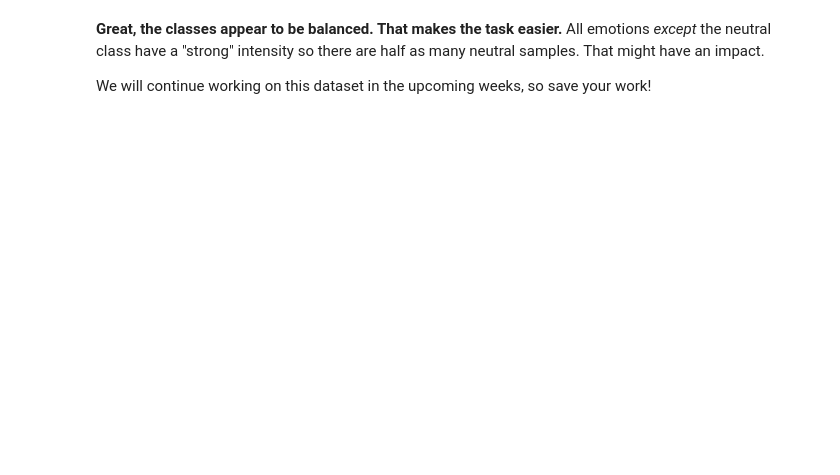
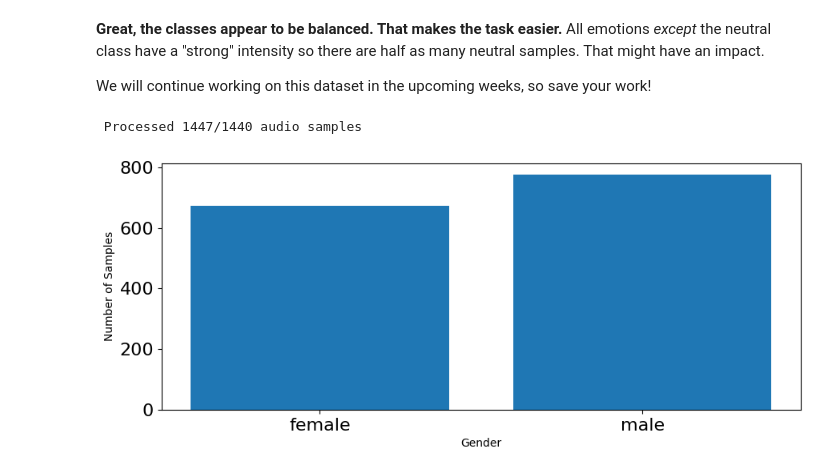
Before and after one commit to JazzyBean/Week2-DataPreprocessing, a Jupyter notebook: week_2.ipynb, the cells around one changed output. Saved outputs shown, nothing was run; the diff lists cells and outputs as text; code cells hidden in the pictures; blank space fills up the shorter version.

```diff
--- a/week_2.ipynb
+++ b/week_2.ipynb
@@ -717,3 +713,44 @@ plt.show()
 **Great, the classes appear to be balanced. That makes the task easier.** All emotions _except_ the neutral class have a "strong" intensity so there are half as many neutral samples. That might have an impact.
 
 We will continue working on this dataset in the upcoming weeks, so save your work!
+# %%
+#Male and Female voices in the RAVDESS dataset with my set
+voices_dict ={
+  '01':'male',
+  '02':'female'
+}
+# %%
+import os, glob
+
+def load_data():
+    X,y=[],[]
+    count = 0
+    for file in glob.glob("/content/drive/MyDrive/Tutorials/Datasets/Audio Data/*/*.wav"):
+        file_name=os.path.basename(file)
+        voices=voices_dict[file_name.split("-")[3]]
+        #features = get_features(file)
+        #X.append(features)
+        y.append(voices)
+        count += 1
+        # '\r' + end='' results in printing over same line
+        print('\r' + f' Processed {count}/{1440} audio samples',end=' ')
+    # Return arrays to plug into sklearn's cross-validation algorithms
+    return np.array(X), np.array(y)
+# %%
+features, voices = load_data()
+# %% [output]
+ Processed 1447/1440 audio samples
+# %%
+# plot male and female voices
+plt.figure(figsize=(35,4))
+plt.subplot(1,3,1)
+#np.unique returns ordered list of unique elements and count of each element
+voices_list, count = np.unique(voices, return_counts=True)
+plt.bar(x=range(2), height=count)
+plt.xticks(ticks=range(2), labels = [voices for voices in voices_list],fontsize=10)
+plt.xlabel('Gender')
+plt.tick_params(labelsize=16)
+plt.ylabel('Number of Samples')
+plt.show()
+# %% [output]
+[figure, added]
```
Also changed, not shown: parts of 7 cells of this notebook.
